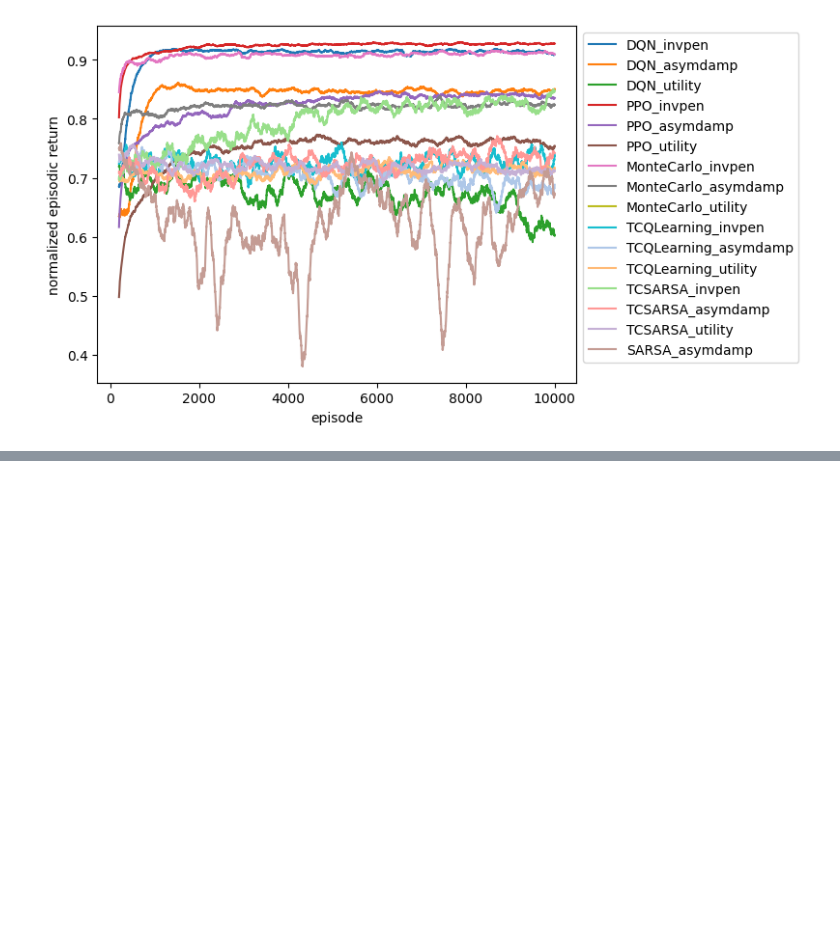
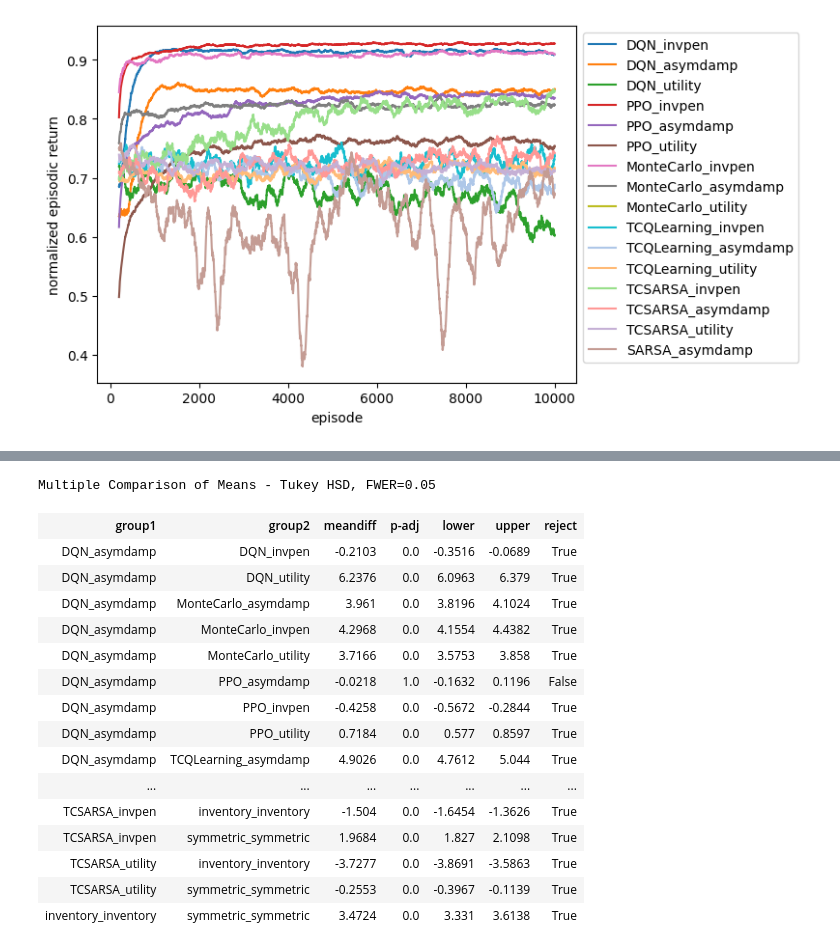
Before and after one commit to crxxom/RL-AS, a Jupyter notebook: results.ipynb, the cells around one changed output, grey strips where cells are left out. Cells and saved outputs as stored; diff of their text form; code cells hidden in the pictures; blank space fills up the shorter version.

```diff
--- a/results.ipynb
+++ b/results.ipynb
@@ -211,0 +288,25 @@ Text(0, 0.5, 'normalized episodic return')
+# %%
+from statsmodels.stats.multicomp import pairwise_tukeyhsd
+
+# Perform Tukey's HSD test
+tukey_results_MAP = pairwise_tukeyhsd(MAP_melt['MAP'], MAP_melt['experiment'])
+
+tukey_results_MAP.summary()
+# %% [output]
+Multiple Comparison of Means - Tukey HSD, FWER=0.05
+| group1 | group2 | meandiff | p-adj | lower | upper | reject |
+| DQN_asymdamp | DQN_invpen | -0.2103 | 0.0 | -0.3516 | -0.0689 | True |
+| DQN_asymdamp | DQN_utility | 6.2376 | 0.0 | 6.0963 | 6.379 | True |
+| DQN_asymdamp | MonteCarlo_asymdamp | 3.961 | 0.0 | 3.8196 | 4.1024 | True |
+| DQN_asymdamp | MonteCarlo_invpen | 4.2968 | 0.0 | 4.1554 | 4.4382 | True |
+| DQN_asymdamp | MonteCarlo_utility | 3.7166 | 0.0 | 3.5753 | 3.858 | True |
+| DQN_asymdamp | PPO_asymdamp | -0.0218 | 1.0 | -0.1632 | 0.1196 | False |
+| DQN_asymdamp | PPO_invpen | -0.4258 | 0.0 | -0.5672 | -0.2844 | True |
+| DQN_asymdamp | PPO_utility | 0.7184 | 0.0 | 0.577 | 0.8597 | True |
+| DQN_asymdamp | TCQLearning_asymdamp | 4.9026 | 0.0 | 4.7612 | 5.044 | True |
+| ... | ... | ... | ... | ... | ... | ... |
+| TCSARSA_invpen | inventory_inventory | -1.504 | 0.0 | -1.6454 | -1.3626 | True |
+| TCSARSA_invpen | symmetric_symmetric | 1.9684 | 0.0 | 1.827 | 2.1098 | True |
+| TCSARSA_utility | inventory_inventory | -3.7277 | 0.0 | -3.8691 | -3.5863 | True |
+| TCSARSA_utility | symmetric_symmetric | -0.2553 | 0.0 | -0.3967 | -0.1139 | True |
+| inventory_inventory | symmetric_symmetric | 3.4724 | 0.0 | 3.331 | 3.6138 | True |
```
Also changed, not shown: parts of 12 cells of this notebook, 17 other files.
